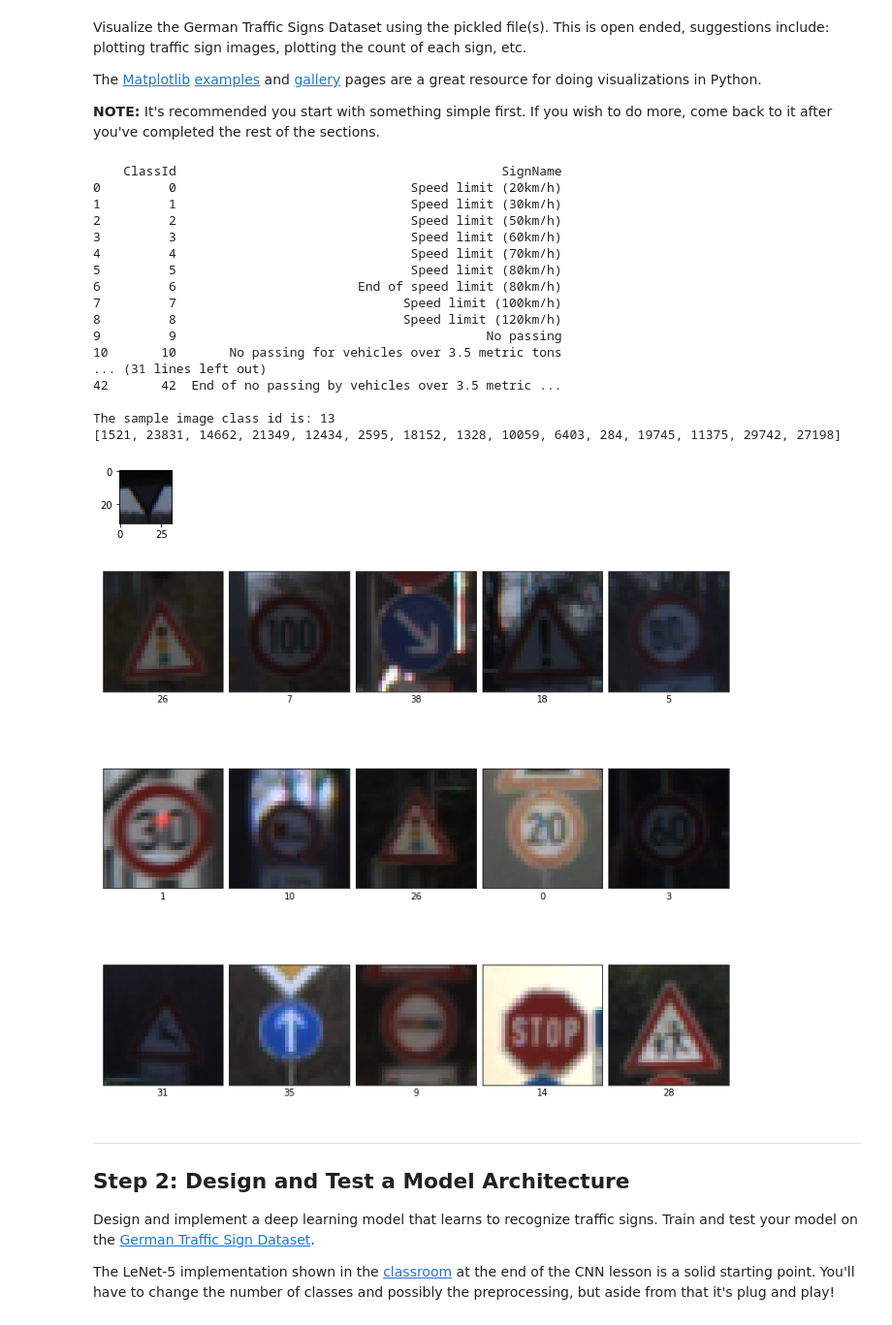
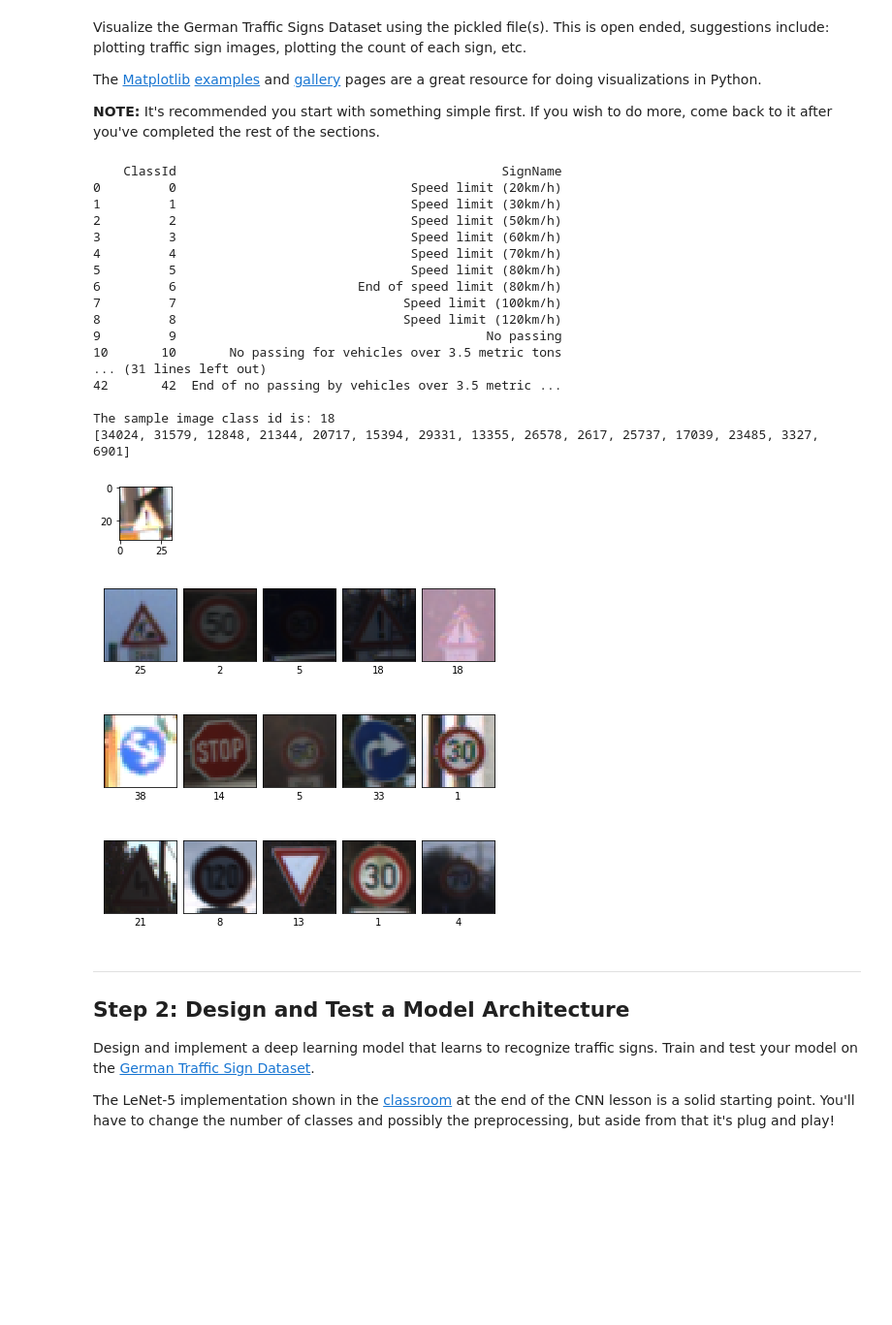
Before and after one commit to vishalrangras/CarND-Traffic-Sign-Classifier-Project, a Jupyter notebook: Traffic_Sign_Classifier.ipynb, the cells around one changed output. Shown at 97% size. Drawn from its saved outputs; the diff is of its cells as text; code cells hidden in the pictures; blank space fills up the shorter version.

Commit message:
Added images for notebook and made some changes in the notebook

```diff
--- a/Traffic_Sign_Classifier.ipynb
+++ b/Traffic_Sign_Classifier.ipynb
@@ -118,38 +118,38 @@ print()
 print("The sample image class id is:",y_train[index])
 
 #Extra visualization of data using matplotlib examples from internet
 img_samples = random.sample(range(1,len(X_train)),15)
 print (img_samples)
 
-sample_frame = plt.figure(figsize=(10,10))
+sample_frame = plt.figure(figsize=(6,6))
 axes = []
 for i in range(0, len(img_samples)):
     axis = sample_frame.add_subplot(3,5,i+1)
     axis.set_xlabel(y_train[img_samples[i]])
     plt.xticks(np.array([]))
     plt.yticks(np.array([]))
     axis.imshow(X_train[img_samples[i]])
 plt.tight_layout(h_pad=0, w_pad=0)
 # %% [output]
     ClassId                                           SignName
 0         0                               Speed limit (20km/h)
 1         1                               Speed limit (30km/h)
 2         2                               Speed limit (50km/h)
 3         3                               Speed limit (60km/h)
 4         4                               Speed limit (70km/h)
 5         5                               Speed limit (80km/h)
 6         6                        End of speed limit (80km/h)
 7         7                              Speed limit (100km/h)
 8         8                              Speed limit (120km/h)
 9         9                                         No passing
 10       10       No passing for vehicles over 3.5 metric tons
 ... (31 lines left out)
 42       42  End of no passing by vehicles over 3.5 metric ...
 
-The sample image class id is: 13
-[1521, 23831, 14662, 21349, 12434, 2595, 18152, 1328, 10059, 6403, 284, 19745, 11375, 29742, 27198]
+The sample image class id is: 18
+[34024, 31579, 12848, 21344, 20717, 15394, 29331, 13355, 26578, 2617, 25737, 17039, 23485, 3327, 6901]
-[figure, old version]
+[figure, new version]
-[figure, old version]
+[figure, new version]
 # %% [markdown]
 ----
 
```
Also changed, not shown: parts of 7 cells of this notebook, 2 other files.
